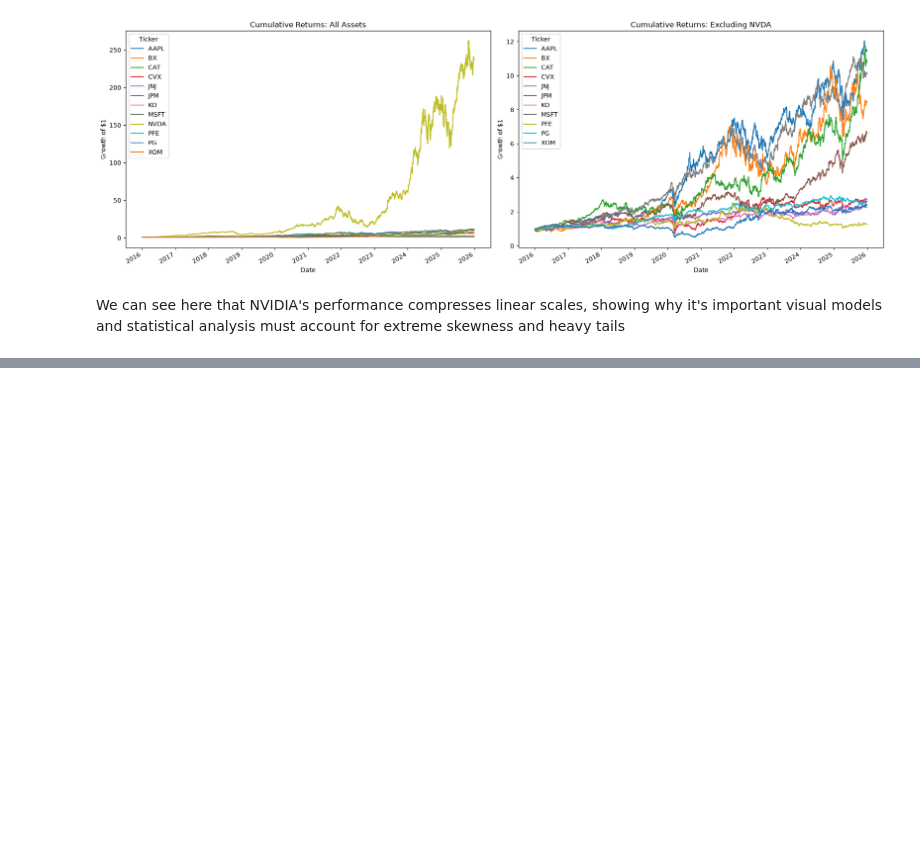
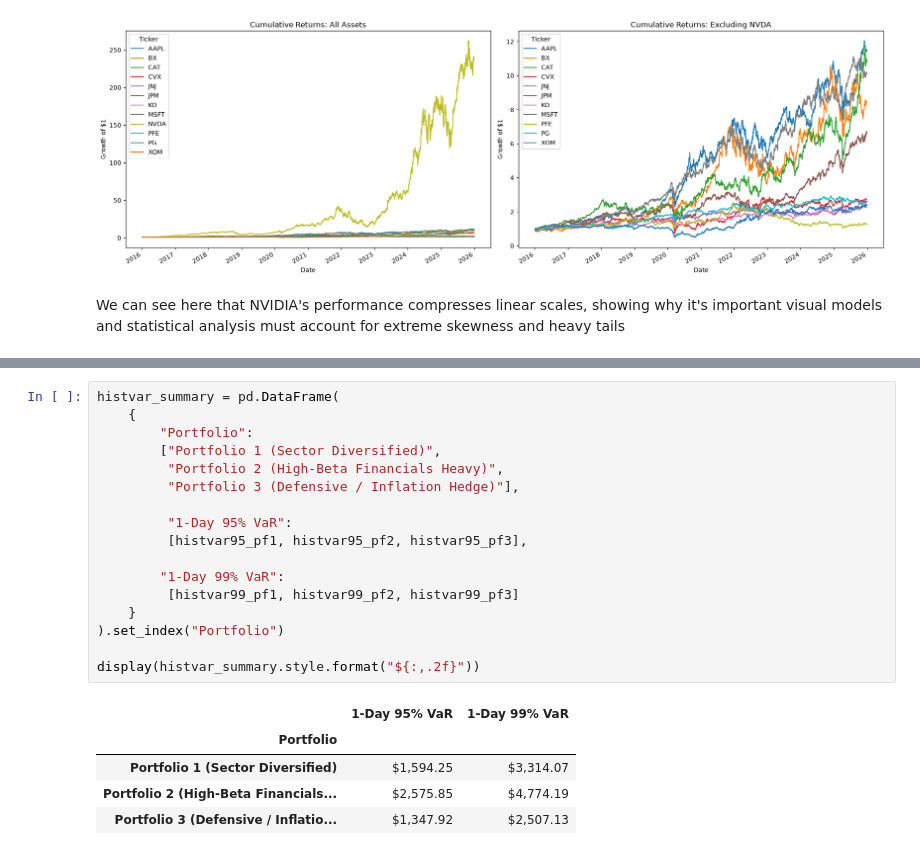
Before and after one commit to joekobylarz/portfolio-var-model, a Jupyter notebook: notebooks/var_model.ipynb, the cells around one changed output, grey strips where cells are left out. Saved outputs shown, nothing was run; the diff lists cells and outputs as text; blank space fills up the shorter version.

```diff
--- a/notebooks/var_model.ipynb
+++ b/notebooks/var_model.ipynb
@@ -168,0 +240,23 @@ We can see here that NVIDIA's performance compresses linear scales, showing why
+# %%
+histvar_summary = pd.DataFrame(
+    {
+        "Portfolio":
+        ["Portfolio 1 (Sector Diversified)",
+         "Portfolio 2 (High-Beta Financials Heavy)",
+         "Portfolio 3 (Defensive / Inflation Hedge)"],
+
+         "1-Day 95% VaR":
+         [histvar95_pf1, histvar95_pf2, histvar95_pf3],
+
+        "1-Day 99% VaR":
+         [histvar99_pf1, histvar99_pf2, histvar99_pf3]
+    }
+).set_index("Portfolio")
+
+display(histvar_summary.style.format("${:,.2f}"))
+# %% [output]
+|  | 1-Day 95% VaR | 1-Day 99% VaR |
+| Portfolio |  |  |
+| Portfolio 1 (Sector Diversified) | $1,594.25 | $3,314.07 |
+| Portfolio 2 (High-Beta Financials... | $2,575.85 | $4,774.19 |
+| Portfolio 3 (Defensive / Inflatio... | $1,347.92 | $2,507.13 |
```
Also changed, not shown: parts of 10 cells of this notebook.
